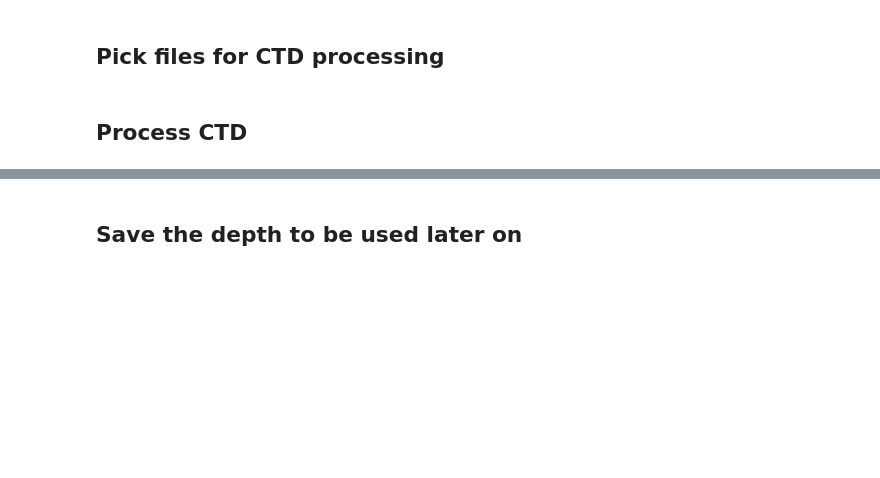
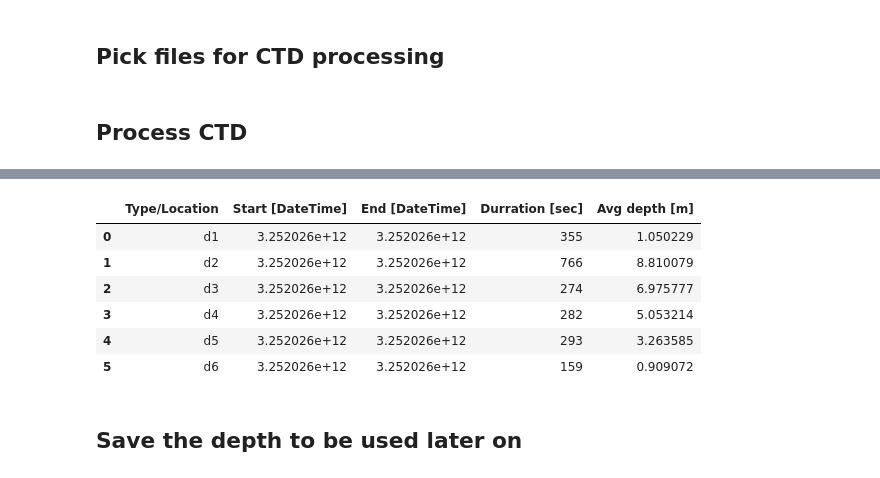
Before and after one commit to Floc-Imaging-and-Image-Processing/FlocCam-ImageProcessing, a Jupyter notebook: Code/1_Profile_Processing/1_ProfileProcStep1_extract_CTD_and_image_info_v02.ipynb, the cells around one changed output, grey strips where cells are left out. Drawn from its saved outputs; the diff is of its cells as text; code cells hidden in the pictures; blank space fills up the shorter version.

```diff
--- a/Code/1_Profile_Processing/1_ProfileProcStep1_extract_CTD_and_image_info_v02.ipynb
+++ b/Code/1_Profile_Processing/1_ProfileProcStep1_extract_CTD_and_image_info_v02.ipynb
@@ -518,3 +188,79 @@ if subsets == 1:
+# %%
+""" --- User input ----------------------------- """
+subsets = 1 # enter "1" to have subsets, zero for none
+automax = 1 # use "1" to just take the max of the measurement. Set automax = 0 to use a user-specified value (then must set manual max below)
+# manualmax = 12.8 # Set max depth manually
+
+# Time breakpoints... enter the start and end of each period or subset for which you want the data grouped (use nearest second)
+
+# Deleware -------------------------------------
+
+names = np.array(['d1','d2','d3','d4', 'd5','d6'])
+
+startS = np.array([240,1260,2045,2334,2631,2946])
+endS = np.array([595,2026,2319,2616,2924,3105])
+
+# Mississippi - --------------------------------
+
+# names = np.array(['surface','d1','d2','d3','d4','d5','d6','bottom','profile'])
+
+# startS = np.array([81,191,334,402,479,543,580,666,693]) # SWP1
+# endS = np.array([141,329,385,455,535,564,642,692,839]) # SWP1
+
+# Seine - 4/17/2022 --------------------------------
+
+# names = np.array(['profile','surface','mid-depth','bottom'])
+
+# startS = np.array([62,235,358,458]) # profile 4
+# endS = np.array([234,322,415,528]) # profile 4
+
+# # Seine - 6/16/2022 --------------------------------
+
+# names = np.array(['profile','surface','mid-depth','bottom'])
+
+# startS = np.array([180,338,553,714]) # profile 4
+# endS = np.array([338,518,679,832]) # profile 4
+
+
+"""  ------------------------------------------- """
+
+
+
+if automax == 0:
+    maxdepth = manualmax
+else:
+    waterdepth = pd.DataFrame({'Depth [m]':np.array([maxdepth])})
+    waterdepth.to_csv('Depth.csv',index=False)
+
+if subsets == 1:
+
+    deltaT = endS - startS
+    start_time = np.zeros(len(startS))
+    end_time = np.zeros(len(endS))
+    avg_depth = np.zeros(len(startS))
+
+    for i in range(0,len(startS)):
+        temp = ctd[(ctd['Time (Seconds)'] == startS[i])].copy()
+        start_time[i] = temp.Time.iloc[0]
+
+    for i in range(0,len(endS)):
+        temp = ctd[(ctd['Time (Seconds)'] == endS[i])].copy()
+        end_time[i] = temp.Time.iloc[0]
+
+    for i in range(0,len(startS)):
+        avg_depth[i]=ctd['Depth [m]'][(ctd['Time (Seconds)'] >= startS[i]) & (ctd['Time (Seconds)'] <= endS[i])].mean()
+
+    breaktimes = pd.DataFrame({'Type/Location':names,'Start [DateTime]':start_time, 'End [DateTime]':end_time, 'Durration [sec]':deltaT, 'Avg depth [m]':avg_depth})
+    breaktimes.to_csv('Data-Breakpionts.csv',index = False)
+    display(breaktimes)
+# %% [output]
+|  | Type/Location | Start [DateTime] | End [DateTime] | Durration [sec] | Avg depth [m] |
+| 0 | d1 | 3.252026e+12 | 3.252026e+12 | 355 | 1.050229 |
+| 1 | d2 | 3.252026e+12 | 3.252026e+12 | 766 | 8.810079 |
+| 2 | d3 | 3.252026e+12 | 3.252026e+12 | 274 | 6.975777 |
+| 3 | d4 | 3.252026e+12 | 3.252026e+12 | 282 | 5.053214 |
+| 4 | d5 | 3.252026e+12 | 3.252026e+12 | 293 | 3.263585 |
+| 5 | d6 | 3.252026e+12 | 3.252026e+12 | 159 | 0.909072 |
 # %% [markdown]
 ## Save the depth to be used later on
 # %%
```
Also changed, not shown: parts of 20 cells of this notebook, 3 other files.
